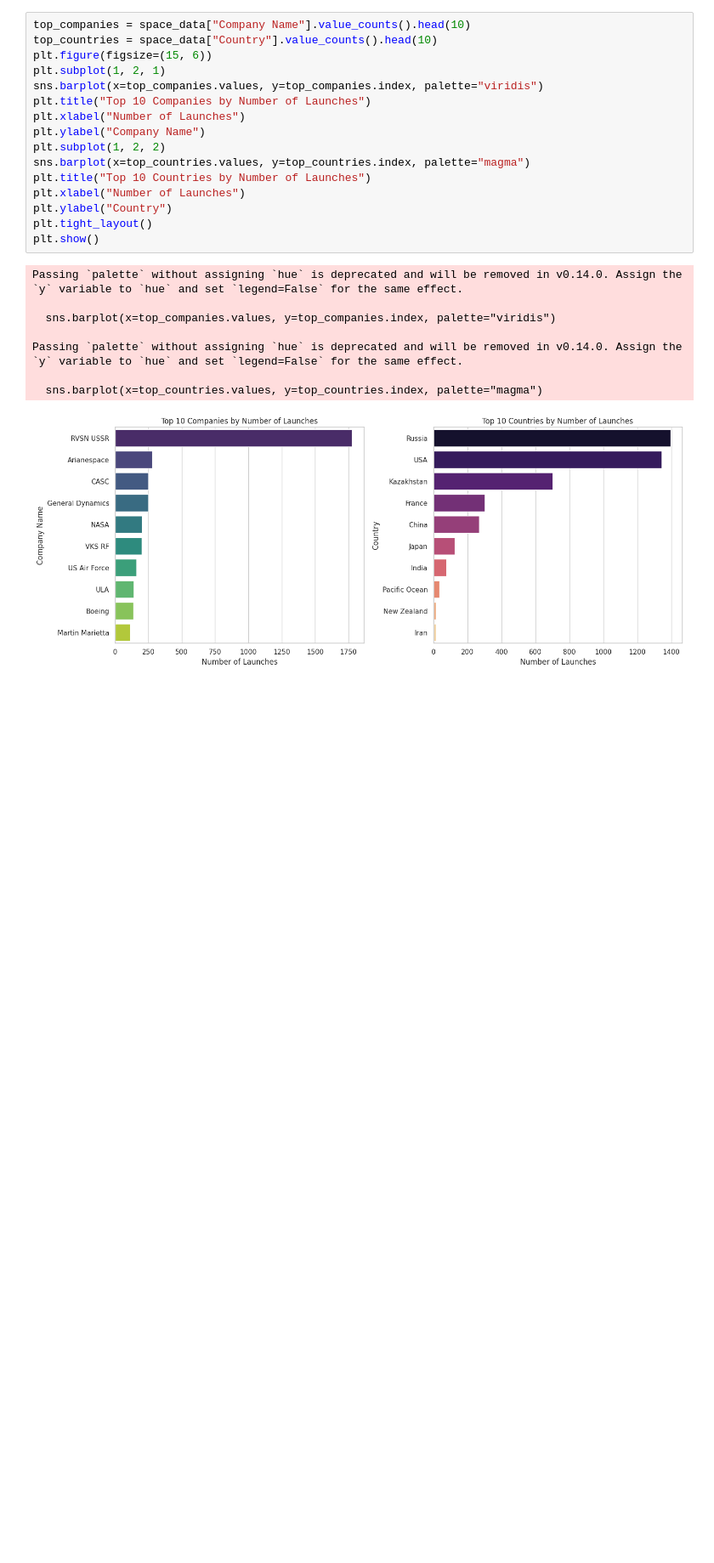
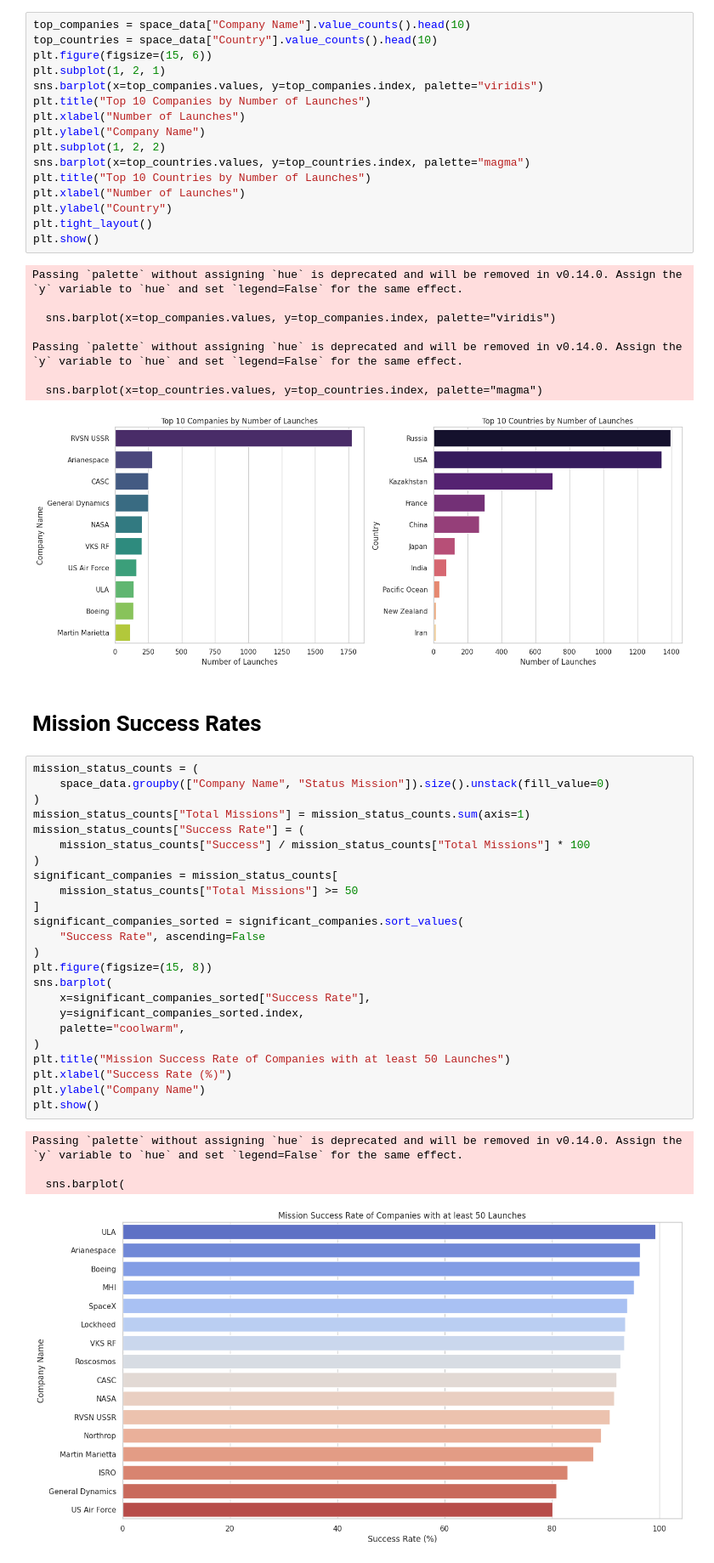
Before and after one commit to itsjordanmuller/2023-python-100-days, a Jupyter notebook: Day-099/Projects/space-race-data-analysis/space_race_data.ipynb, the cells around one changed output. Shown at 85% size. Cells and saved outputs as stored; diff of their text form; blank space fills up the shorter version.

Commit message:
Plot the mission success rates of the top agencies

```diff
--- a/Day-099/Projects/space-race-data-analysis/space_race_data.ipynb
+++ b/Day-099/Projects/space-race-data-analysis/space_race_data.ipynb
@@ -228,3 +228,34 @@ Passing `palette` without assigning `hue` is deprecated and will be removed in v
 
   sns.barplot(x=top_countries.values, y=top_countries.index, palette="magma")
 [figure]
+# %% [markdown]
+# Mission Success Rates
+# %%
+mission_status_counts = (
+    space_data.groupby(["Company Name", "Status Mission"]).size().unstack(fill_value=0)
+)
+mission_status_counts["Total Missions"] = mission_status_counts.sum(axis=1)
+mission_status_counts["Success Rate"] = (
+    mission_status_counts["Success"] / mission_status_counts["Total Missions"] * 100
+)
+significant_companies = mission_status_counts[
+    mission_status_counts["Total Missions"] >= 50
+]
+significant_companies_sorted = significant_companies.sort_values(
+    "Success Rate", ascending=False
+)
+plt.figure(figsize=(15, 8))
+sns.barplot(
+    x=significant_companies_sorted["Success Rate"],
+    y=significant_companies_sorted.index,
+    palette="coolwarm",
+)
+plt.title("Mission Success Rate of Companies with at least 50 Launches")
+plt.xlabel("Success Rate (%)")
+plt.ylabel("Company Name")
+plt.show()
+# %% [output]
+Passing `palette` without assigning `hue` is deprecated and will be removed in v0.14.0. Assign the `y` variable to `hue` and set `legend=False` for the same effect.
+
+  sns.barplot(
+[figure, added]
```
